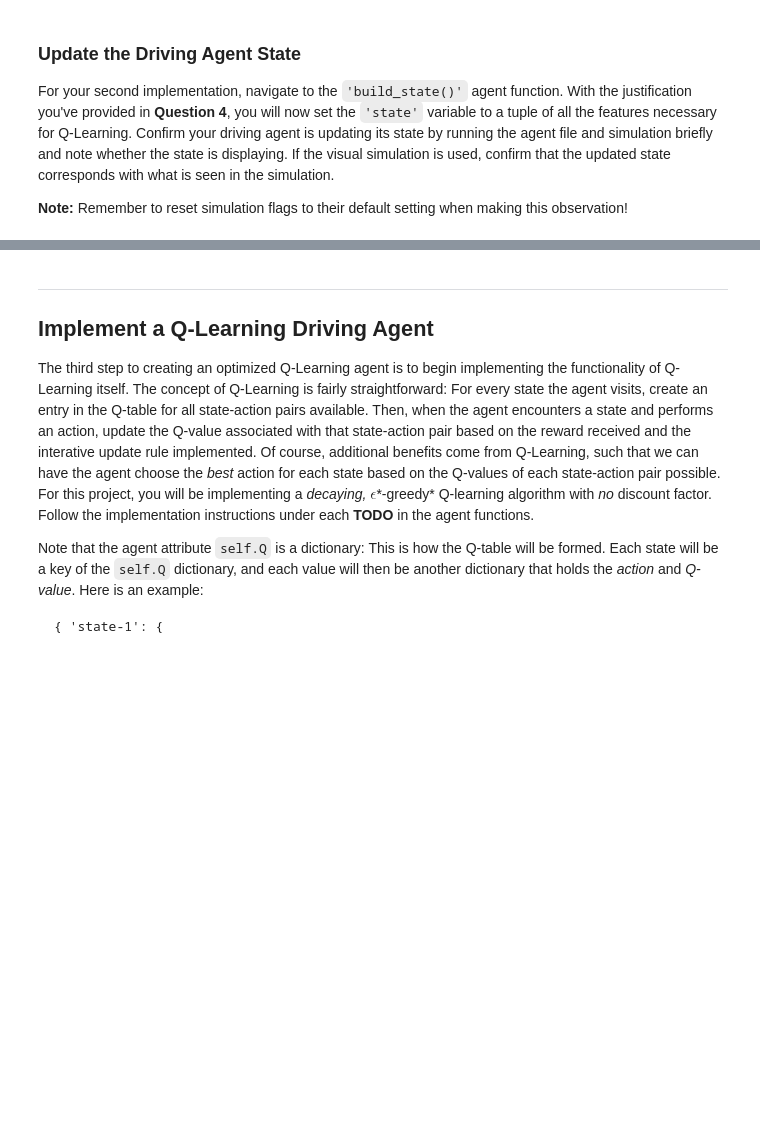
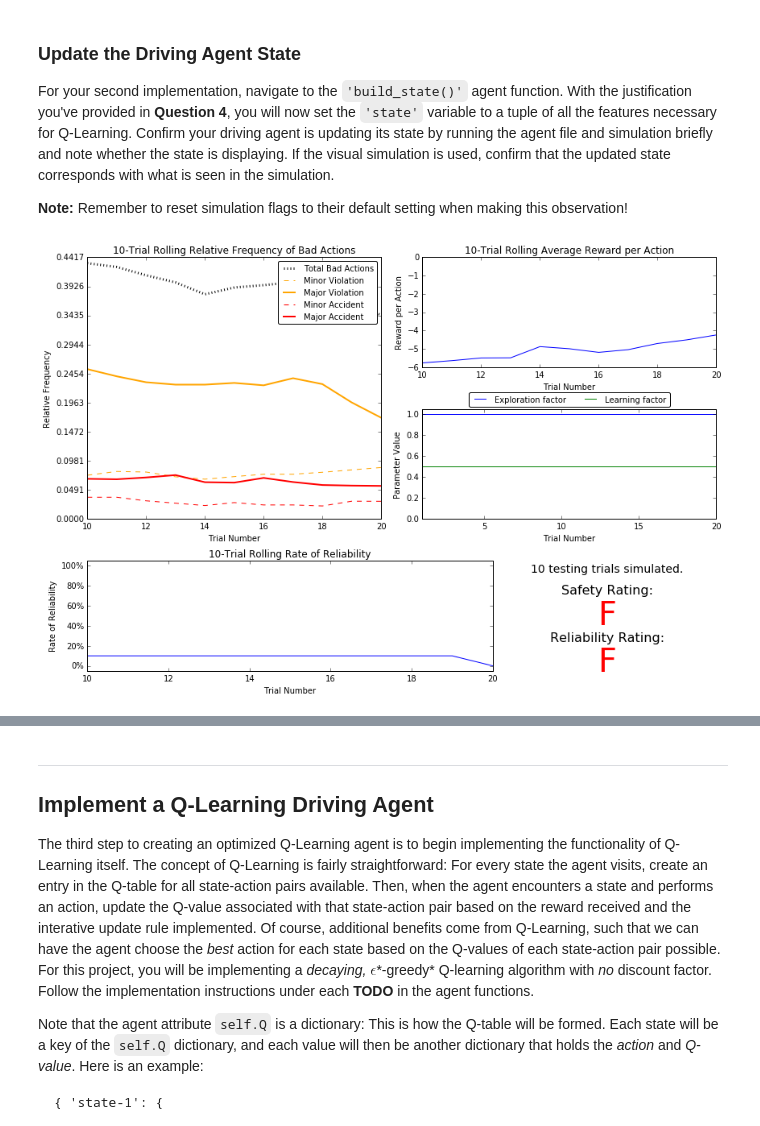
Before and after one commit to iterativo/machine-learning-nanodegree, a Jupyter notebook: projects/smartcab/smartcab.ipynb, the cells around one changed output, grey strips where cells are left out. Saved outputs shown, nothing was run; the diff lists cells and outputs as text; code cells hidden in the pictures; blank space fills up the shorter version.

Commit message:
Update agent state

```diff
--- a/projects/smartcab/smartcab.ipynb
+++ b/projects/smartcab/smartcab.ipynb
@@ -161,3 +163,8 @@ How frequently would the agent occupy a state like `(False, True, True, True, Fa
 For your second implementation, navigate to the `'build_state()'` agent function. With the justification you've provided in **Question 4**, you will now set the `'state'` variable to a tuple of all the features necessary for Q-Learning. Confirm your driving agent is updating its state by running the agent file and simulation briefly and note whether the state is displaying. If the visual simulation is used, confirm that the updated state corresponds with what is seen in the simulation.
 
 **Note:** Remember to reset simulation flags to their default setting when making this observation!
+# %%
+# Load the log file from the state update simulation
+vs.plot_trials('sim_state.csv')
+# %% [output]
+[figure, added]
```
Also changed, not shown: parts of 3 cells of this notebook, 1 other file.
